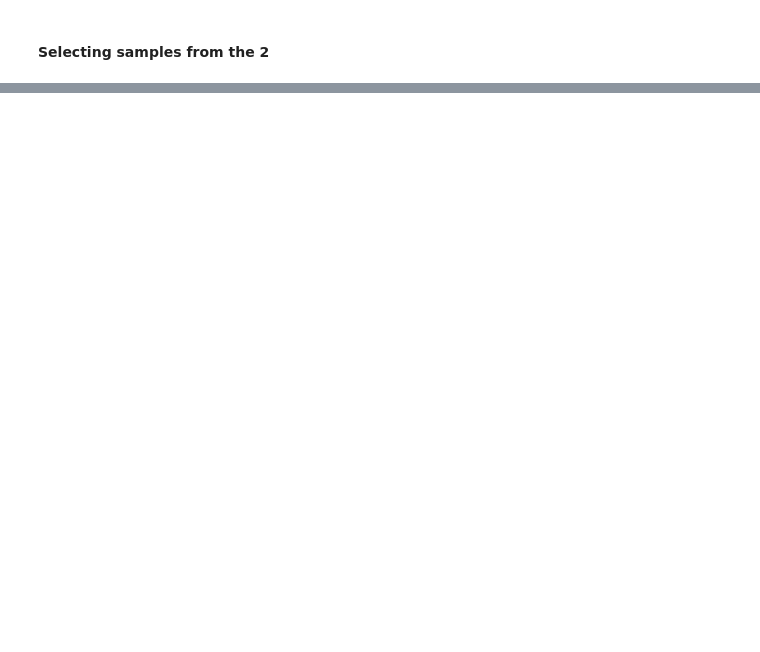
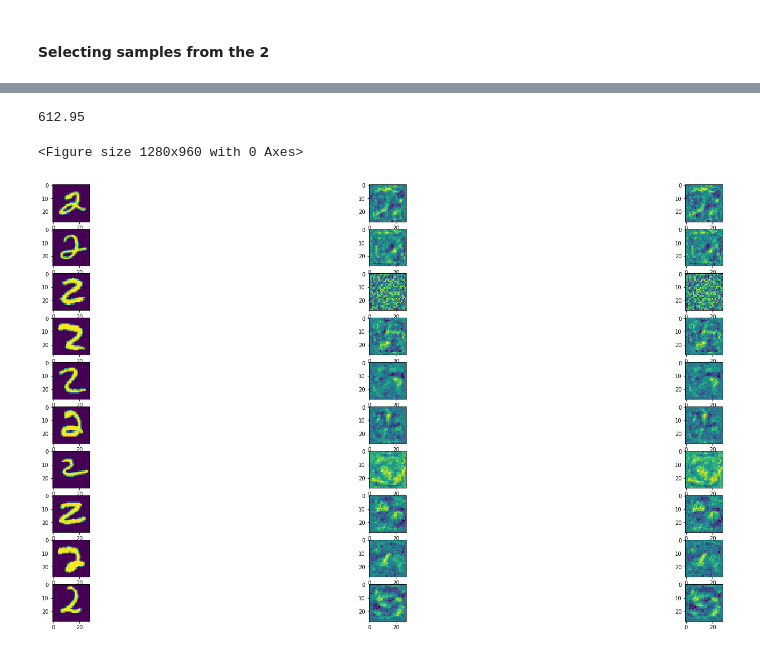
Before and after one commit to evertonaleixo/adversarialCNN, a Jupyter notebook: Challenge_For_AI.ipynb, the cells around one changed output, grey strips where cells are left out. Cells and saved outputs as stored; diff of their text form; code cells hidden in the pictures; blank space fills up the shorter version.

```diff
--- a/Challenge_For_AI.ipynb
+++ b/Challenge_For_AI.ipynb
@@ -68,11 +98,18 @@ fisrt_layer = model.layers[1]
 # %%
 X_samples_2 = x_train[y_train==2]
 X_10_samples_2 = X_samples_2[:10]
+X_10_noise = np.zeros((10, 28, 28))
+X_10_noise = X_10_noise
+
 Y_samples_2 = y_train[y_train==2]
+Y_fakes = np.copy(Y_samples_2[:])
+Y_fakes[:] = 6
 
 print(X_samples_2.shape)
 print(Y_samples_2.shape)
 print(X_10_samples_2.shape)
+print(X_10_noise.shape)
+print(Y_fakes.shape)
 # %% [output]
 (5958, 28, 28)
 (5958,)
@@ -79,0 +125,25 @@ print(X_10_samples_2.shape)
+# %%
+pred = model.predict((X_10_samples_2 + X_10_noise))
+pred = np.array([np.argmax(pred[i]) for i in range(10)])
+count = 0
+
+W_l1 = fisrt_layer.get_weights()[0][:,:10].T
+W_l1 = np.reshape(W_l1, (10, 28, 28))
+# print(W_l1)
+
+# print(X_10_noise[0])
+# print(X_10_samples_2[0])
+loss = 100
+while np.sum(pred == 6) != 10 and count < 100:
+    print(count , '  - ', np.sum(pred==6), ' - ', pred, loss)
+    count = count + 1
+    # Calculate a loss
+    history = model.fit(X_samples_2, Y_fakes, epochs=1, verbose=0)
+    loss = history.history['loss'][0]
+    # Apply this loss on noise
+    X_10_noise = X_10_noise - ((W_l1 * loss))
+
+    pred = model.predict((X_10_samples_2 + X_10_noise))
+    pred = np.array([np.argmax(pred[i]) for i in range(10)])
+
+print(X_10_noise[0])
@@ -79,0 +183,9 @@ print(X_10_samples_2.shape)
+# %%
+180.15+(5*86.56)
+# %% [output]
+612.95
+# %%
+plot_figures(X_10_samples_2, X_10_noise)
+# %% [output]
+<Figure size 1280x960 with 0 Axes>
+[figure, added]
```
Also changed, not shown: parts of 8 cells of this notebook.
